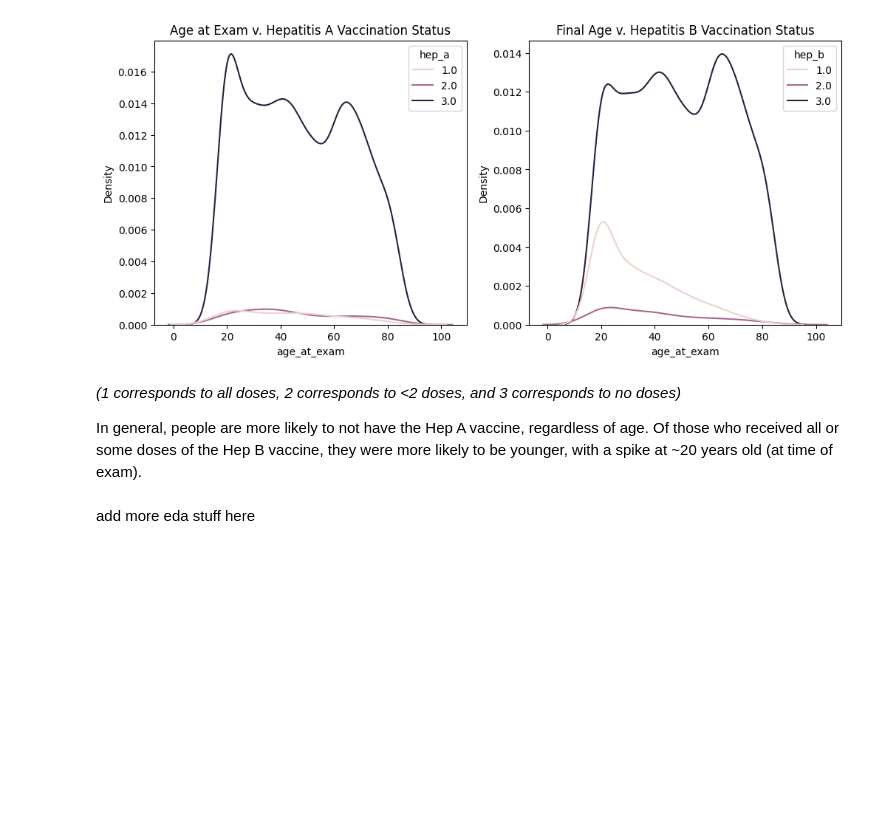
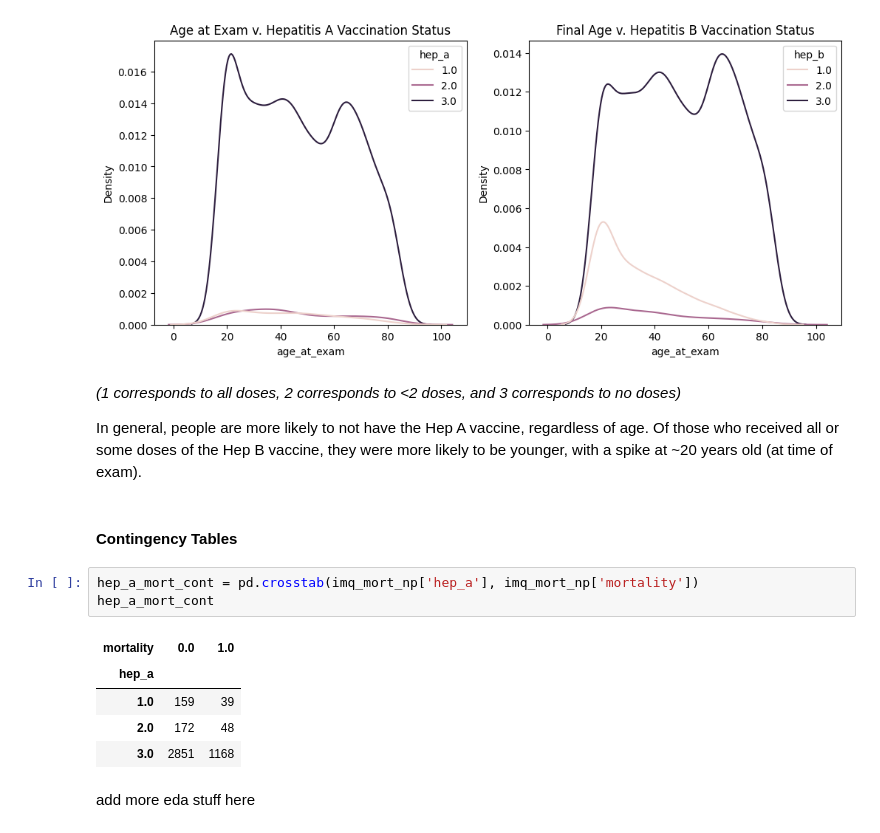
Before and after one commit to swt2vv/ds3021-project1, a Jupyter notebook: project_1_bsds.ipynb, the cells around one changed output. Cells and saved outputs as stored; diff of their text form; blank space fills up the shorter version.

Commit message:
add one (1) contingency table

```diff
--- a/project_1_bsds.ipynb
+++ b/project_1_bsds.ipynb
@@ -188,6 +188,17 @@ plt.show()
 *(1 corresponds to all doses, 2 corresponds to <2 doses, and 3 corresponds to no doses)*
 
 In general, people are more likely to not have the Hep A vaccine, regardless of age. Of those who received all or some doses of the Hep B vaccine, they were more likely to be younger, with a spike at ~20 years old (at time of exam).
+# %% [markdown]
+#### Contingency Tables
+# %%
+hep_a_mort_cont = pd.crosstab(imq_mort_np['hep_a'], imq_mort_np['mortality'])
+hep_a_mort_cont
+# %% [output]
+| mortality | 0.0 | 1.0 |
+| hep_a |  |  |
+| 1.0 | 159 | 39 |
+| 2.0 | 172 | 48 |
+| 3.0 | 2851 | 1168 |
 # %% [markdown]
 add more eda stuff here
 # %% [markdown]
```
Also changed, not shown: parts of 2 cells of this notebook.
